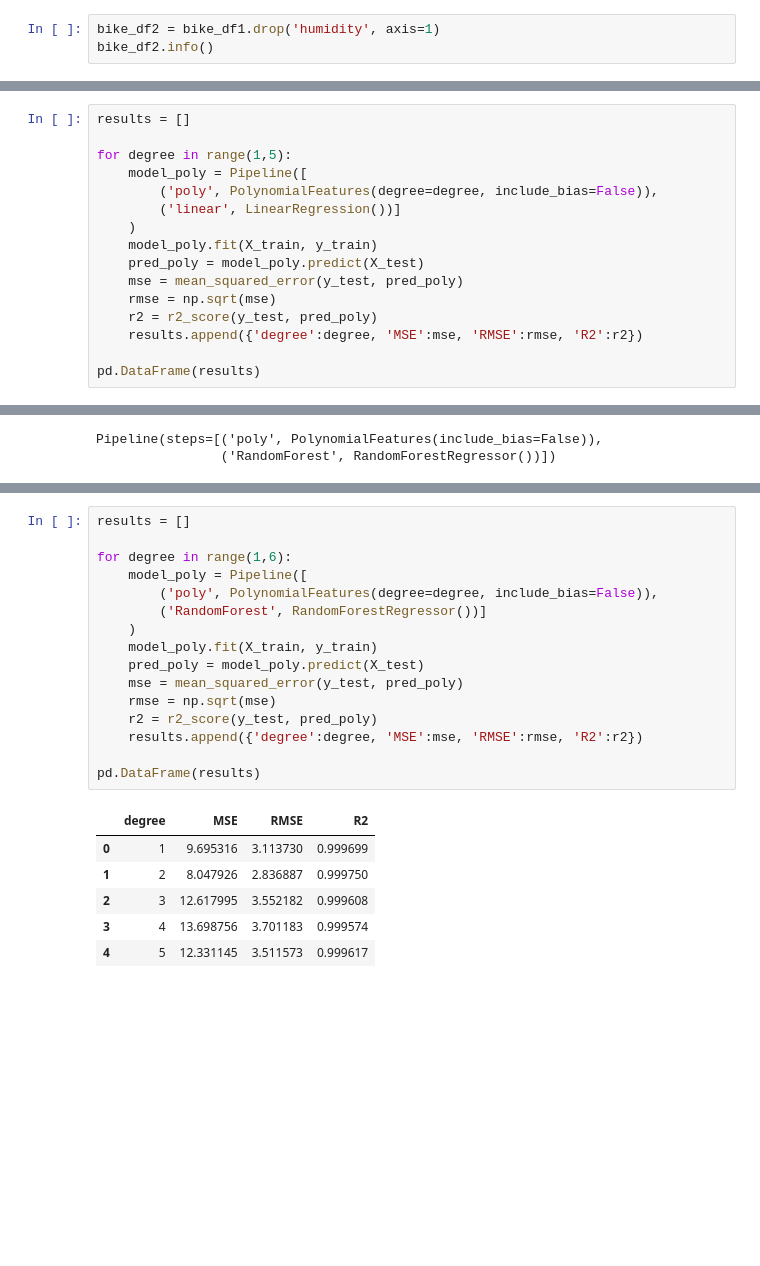
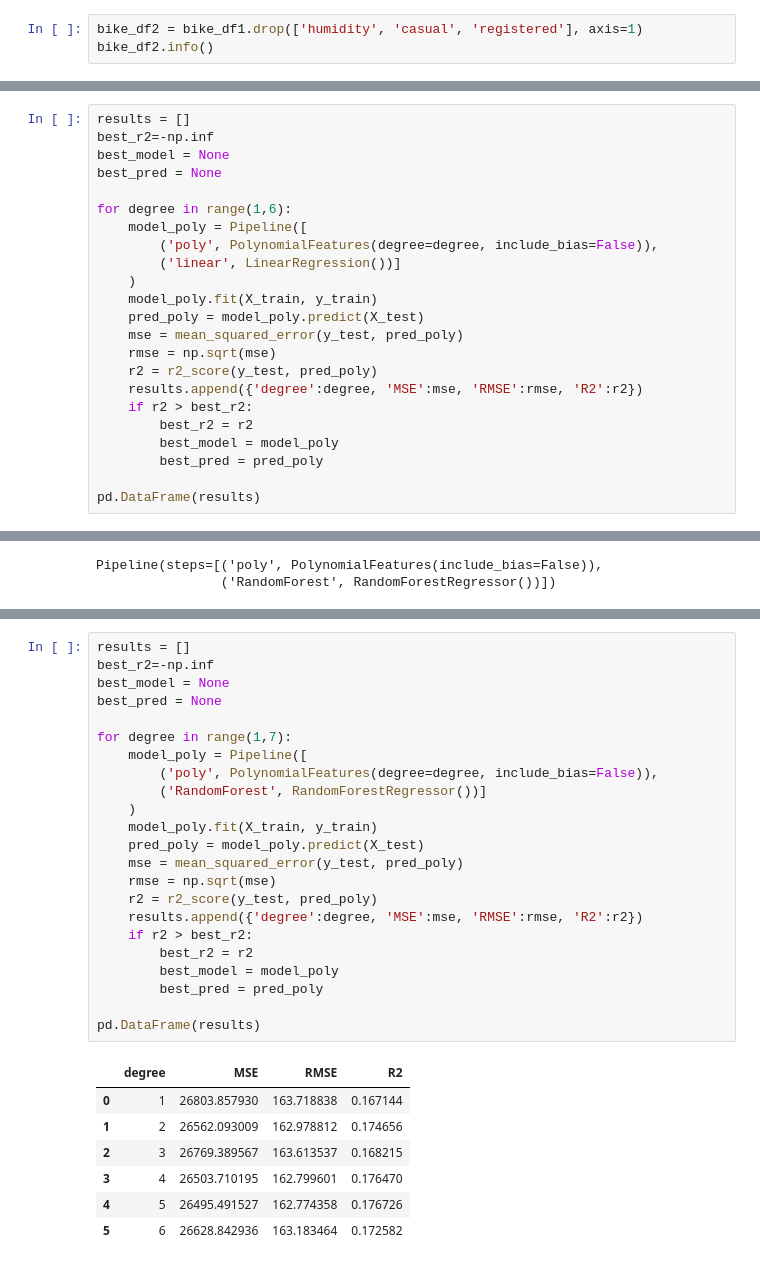
Before and after one commit to jiyoung1634/hipython_rep, a Jupyter notebook: 머신러닝 보고서2/39_bike대여량예측모델.ipynb, the cells around one changed output, grey strips where cells are left out. Cells and saved outputs as stored; diff of their text form; blank space fills up the shorter version.

```diff
--- a/39_bike대여량예측모델.ipynb
+++ b/머신러닝 보고서2/39_bike대여량예측모델.ipynb
@@ -177,5 +179,5 @@ sns.heatmap(bike_df1.corr())
 # %%
-bike_df2 = bike_df1.drop('humidity', axis=1)
+bike_df2 = bike_df1.drop(['humidity', 'casual', 'registered'], axis=1)
 bike_df2.info()
 # %% [output]
 <class 'pandas.core.frame.DataFrame'>
@@ -322,7 +317,10 @@ np.float64(1.0)
 # %%
 results = []
+best_r2=-np.inf
+best_model = None
+best_pred = None
 
-for degree in range(1,5):
+for degree in range(1,6):
     model_poly = Pipeline([
         ('poly', PolynomialFeatures(degree=degree, include_bias=False)),
         ('linear', LinearRegression())]
@@ -333,6 +331,10 @@ for degree in range(1,5):
     rmse = np.sqrt(mse)
     r2 = r2_score(y_test, pred_poly)
     results.append({'degree':degree, 'MSE':mse, 'RMSE':rmse, 'R2':r2})
+    if r2 > best_r2:
+        best_r2 = r2
+        best_model = model_poly
+        best_pred = pred_poly
 
 pd.DataFrame(results)
 # %% [output]
@@ -365,23 +372,31 @@ np.float64(0.9997338432525472)
 # %%
 results = []
+best_r2=-np.inf
+best_model = None
+best_pred = None
 
-for degree in range(1,6):
+for degree in range(1,7):
     model_poly = Pipeline([
         ('poly', PolynomialFeatures(degree=degree, include_bias=False)),
         ('RandomForest', RandomForestRegressor())]
     )
     model_poly.fit(X_train, y_train)
     pred_poly = model_poly.predict(X_test)
     mse = mean_squared_error(y_test, pred_poly)
     rmse = np.sqrt(mse)
     r2 = r2_score(y_test, pred_poly)
     results.append({'degree':degree, 'MSE':mse, 'RMSE':rmse, 'R2':r2})
+    if r2 > best_r2:
+        best_r2 = r2
+        best_model = model_poly
+        best_pred = pred_poly
 
 pd.DataFrame(results)
 # %% [output]
 |  | degree | MSE | RMSE | R2 |
-| 0 | 1 | 9.695316 | 3.113730 | 0.999699 |
-| 1 | 2 | 8.047926 | 2.836887 | 0.999750 |
-| 2 | 3 | 12.617995 | 3.552182 | 0.999608 |
-| 3 | 4 | 13.698756 | 3.701183 | 0.999574 |
-| 4 | 5 | 12.331145 | 3.511573 | 0.999617 |
+| 0 | 1 | 26803.857930 | 163.718838 | 0.167144 |
+| 1 | 2 | 26562.093009 | 162.978812 | 0.174656 |
+| 2 | 3 | 26769.389567 | 163.613537 | 0.168215 |
+| 3 | 4 | 26503.710195 | 162.799601 | 0.176470 |
+| 4 | 5 | 26495.491527 | 162.774358 | 0.176726 |
+| 5 | 6 | 26628.842936 | 163.183464 | 0.172582 |
```
Also changed, not shown: parts of 94 cells of this notebook, 1 other file.
